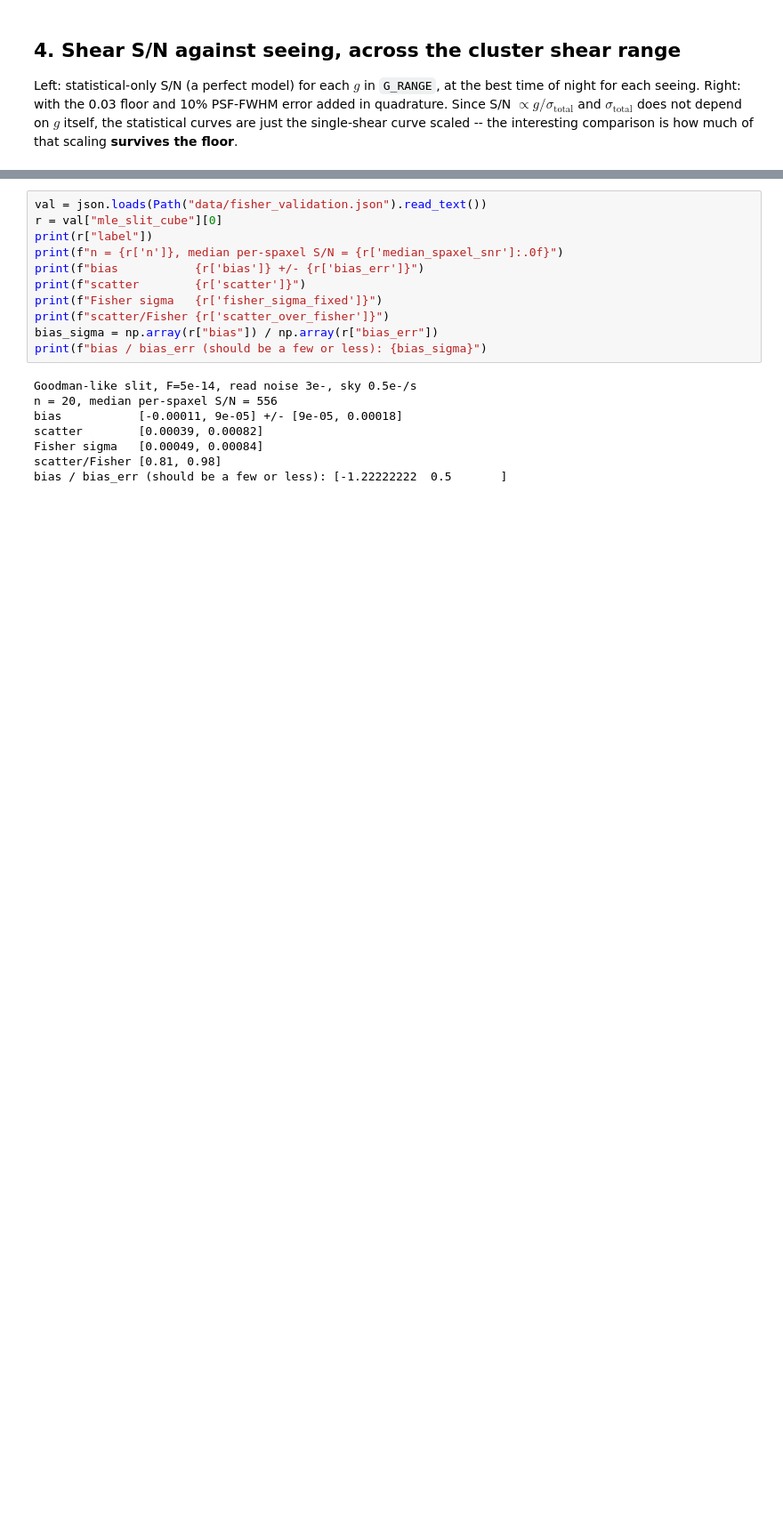
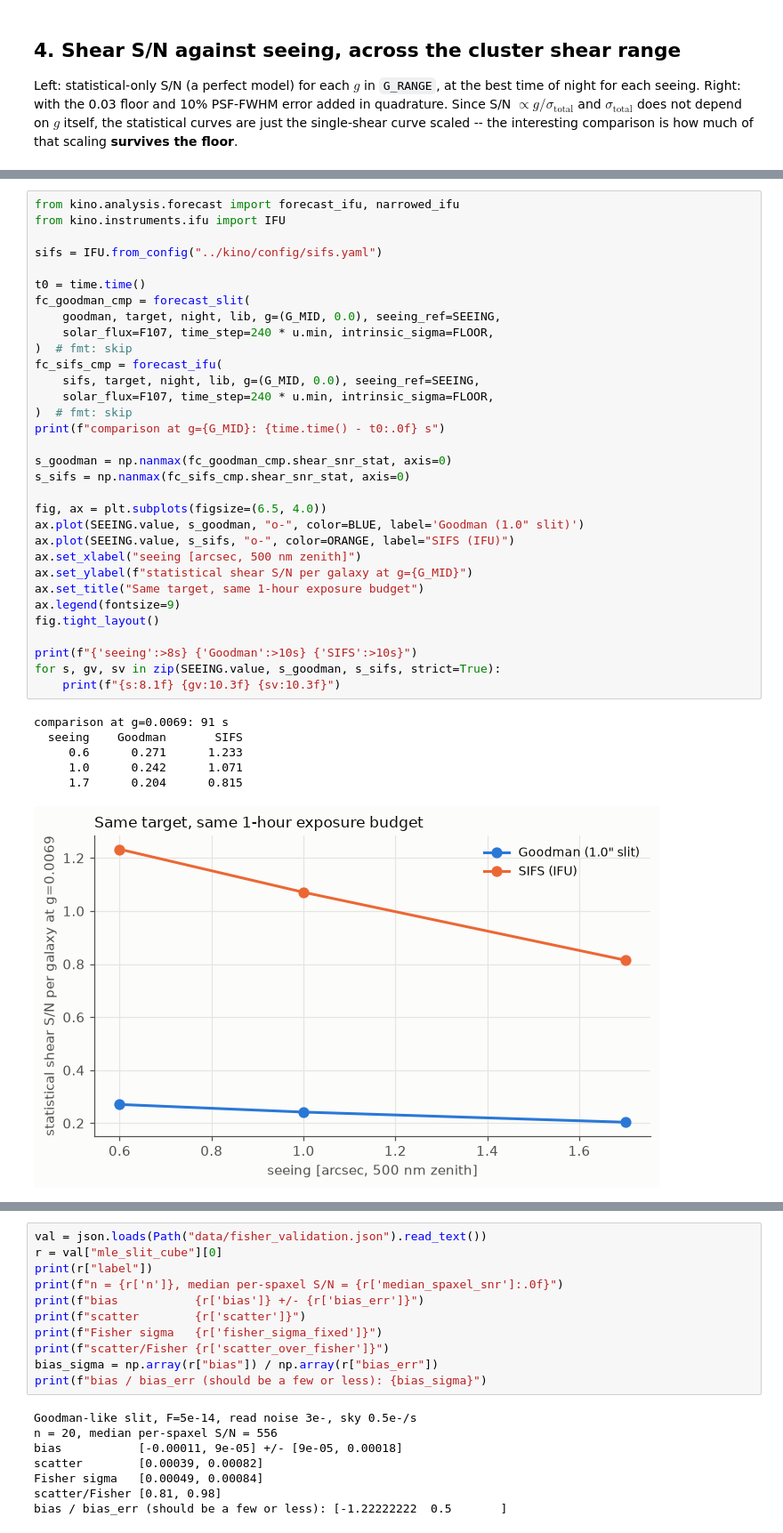
Before and after one commit to andrevitorelli/KINO, a Jupyter notebook: notebooks/11_goodman_forecast.ipynb, the cells around one changed output, grey strips where cells are left out. Shown at 89% size. Cells and saved outputs as stored; diff of their text form; blank space fills up the shorter version.

```diff
--- a/notebooks/11_goodman_forecast.ipynb
+++ b/notebooks/11_goodman_forecast.ipynb
@@ -370,0 +411,39 @@ best time: 2026-10-04 05:07 UT, airmass 1.07
+# %%
+from kino.analysis.forecast import forecast_ifu, narrowed_ifu
+from kino.instruments.ifu import IFU
+
+sifs = IFU.from_config("../kino/config/sifs.yaml")
+
+t0 = time.time()
+fc_goodman_cmp = forecast_slit(
+    goodman, target, night, lib, g=(G_MID, 0.0), seeing_ref=SEEING,
+    solar_flux=F107, time_step=240 * u.min, intrinsic_sigma=FLOOR,
+)  # fmt: skip
+fc_sifs_cmp = forecast_ifu(
+    sifs, target, night, lib, g=(G_MID, 0.0), seeing_ref=SEEING,
+    solar_flux=F107, time_step=240 * u.min, intrinsic_sigma=FLOOR,
+)  # fmt: skip
+print(f"comparison at g={G_MID}: {time.time() - t0:.0f} s")
+
+s_goodman = np.nanmax(fc_goodman_cmp.shear_snr_stat, axis=0)
+s_sifs = np.nanmax(fc_sifs_cmp.shear_snr_stat, axis=0)
+
+fig, ax = plt.subplots(figsize=(6.5, 4.0))
+ax.plot(SEEING.value, s_goodman, "o-", color=BLUE, label='Goodman (1.0" slit)')
+ax.plot(SEEING.value, s_sifs, "o-", color=ORANGE, label="SIFS (IFU)")
+ax.set_xlabel("seeing [arcsec, 500 nm zenith]")
+ax.set_ylabel(f"statistical shear S/N per galaxy at g={G_MID}")
+ax.set_title("Same target, same 1-hour exposure budget")
+ax.legend(fontsize=9)
+fig.tight_layout()
+
+print(f"{'seeing':>8s} {'Goodman':>10s} {'SIFS':>10s}")
+for s, gv, sv in zip(SEEING.value, s_goodman, s_sifs, strict=True):
+    print(f"{s:8.1f} {gv:10.3f} {sv:10.3f}")
+# %% [output]
+comparison at g=0.0069: 91 s
+  seeing    Goodman       SIFS
+     0.6      0.271      1.233
+     1.0      0.242      1.071
+     1.7      0.204      0.815
+[figure, added]
```
Also changed, not shown: parts of 19 cells of this notebook, 2 other files.
